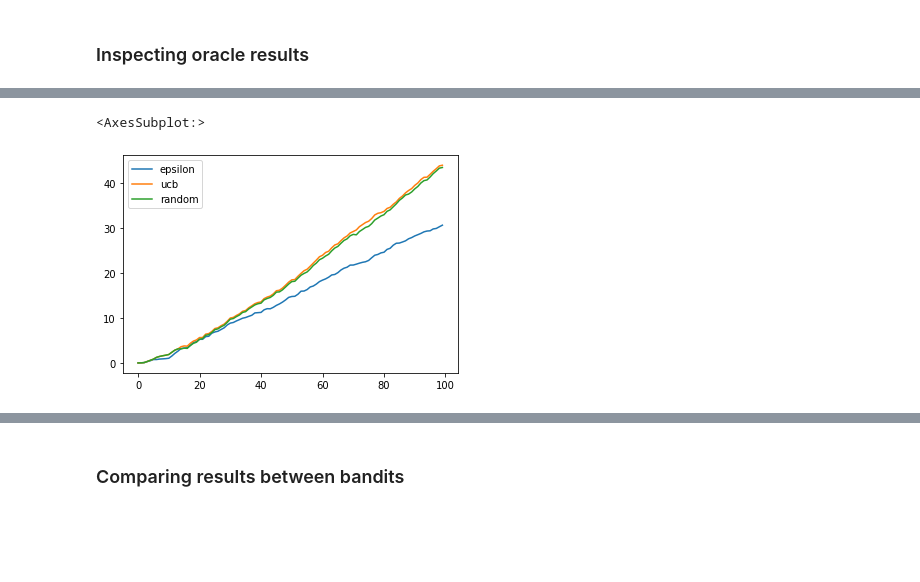
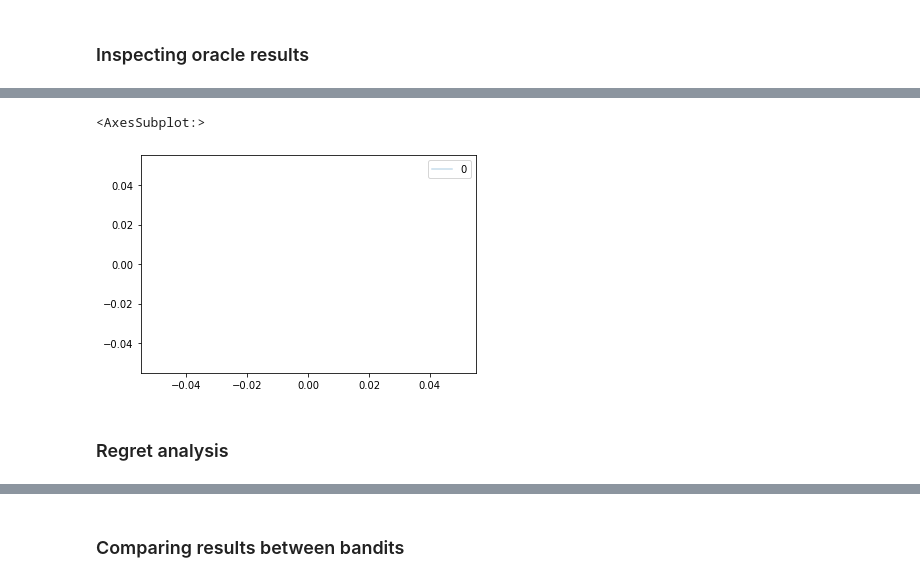
Before and after one commit to etiennekintzler/workbench, a Jupyter notebook: Bandits.ipynb, the cells around one changed output, grey strips where cells are left out. Saved outputs shown, nothing was run; the diff lists cells and outputs as text; code cells hidden in the pictures; blank space fills up the shorter version.

Commit message:
add more metrics (loss, regrets) to analyze perf

```diff
--- a/Bandits.ipynb
+++ b/Bandits.ipynb
@@ -94,16 +84,13 @@ def test():
 # %%
-def compute_reward(y_pred, y_true, power=2):
-    loss = np.power(np.abs(y_pred - y_true), power)
-    return 1/ (1 + np.sqrt(loss))
 
-limit = 30
+limit = 1
 round_factor = 3
 x = np.arange(-limit, limit, 0.25)
 y = np.arange(-limit, limit, 0.25)
 xx, yy = np.meshgrid(x, y, sparse=True)
 
-f = test()
-z = compute_reward(xx, yy,  power=1)
+#f = test()
+z = compute_reward(xx, yy,  power=2)
 z_df = (pd.DataFrame(z)
         .set_index(np.round(x, round_factor))
         .rename(columns={
@@ -207,6 +285,6 @@ for i, (x, y) in tqdm.tqdm(enumerate(gen)):
 # %% [markdown]
 ### Inspecting oracle results
 # %%
-cumsum_final = pd.Series(np.array(bandit_oracle.rewards).cumsum(axis=0)[-1,:])
-(cumsum_final).plot(kind="bar")
+cumsum_oracle = np.array(bandit_oracle.rewards).cumsum(axis=0)
+pd.Series(cumsum_oracle[-1,:]).plot(kind="bar")
 # %% [output]
@@ -215,5 +292,7 @@ cumsum_final = pd.Series(np.array(bandit_oracle.rewards).cumsum(axis=0)[-1,:])
 # %%
-pd.DataFrame(bandits_regrets).cumsum().plot()
+pd.DataFrame(cumsum_oracle).plot(alpha=.25)
 # %% [output]
 <AxesSubplot:>
-[figure, old version]
+[figure, new version]
+# %% [markdown]
+### Regret analysis
```
Also changed, not shown: parts of 23 cells of this notebook.
